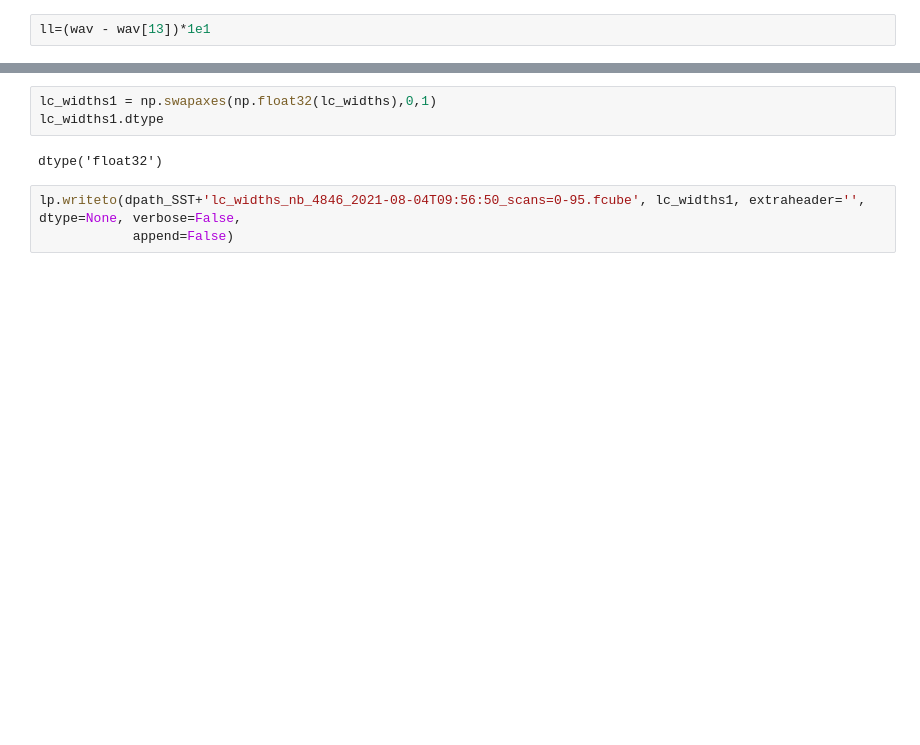
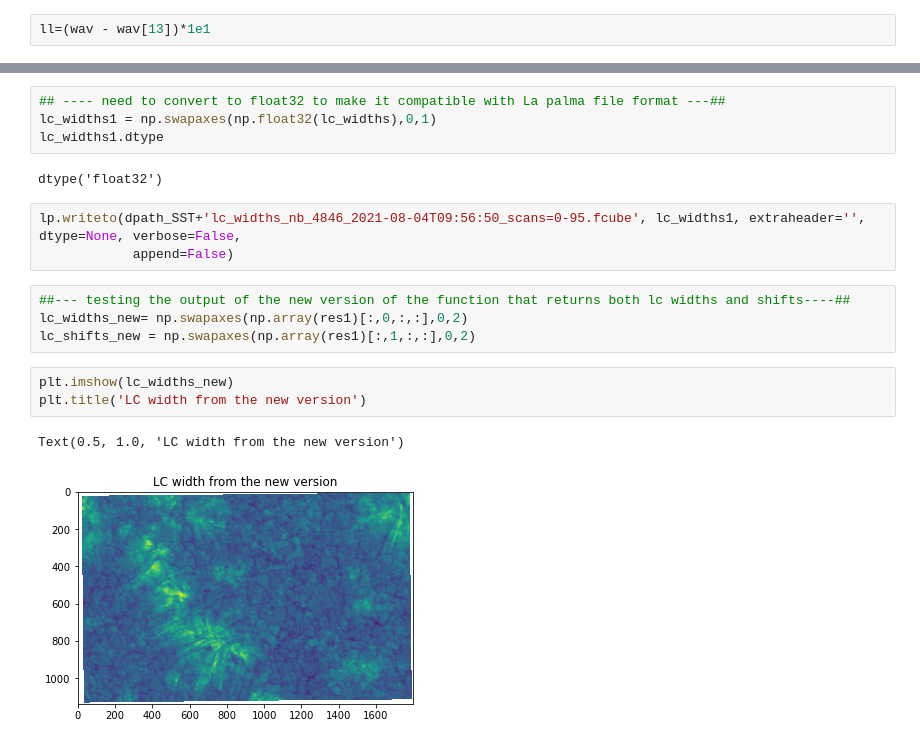
Before and after one commit to souvikita/CBP_spicule_mag, a Jupyter notebook: Line_widths.ipynb, the cells around one changed output, grey strips where cells are left out. Drawn from its saved outputs; the diff is of its cells as text; blank space fills up the shorter version.

```diff
--- a/Line_widths.ipynb
+++ b/Line_widths.ipynb
@@ -206,4 +227,5 @@ plt.imshow(lc_widths[:,:,90], origin ='lower',cmap='sdoaia304')
 # %%
+## ---- need to convert to float32 to make it compatible with La palma file format ---##
 lc_widths1 = np.swapaxes(np.float32(lc_widths),0,1)
 lc_widths1.dtype
 # %% [output]
@@ -211,3 +233,13 @@ dtype('float32')
 # %%
 lp.writeto(dpath_SST+'lc_widths_nb_4846_2021-08-04T09:56:50_scans=0-95.fcube', lc_widths1, extraheader='', dtype=None, verbose=False,
             append=False)
+# %%
+##--- testing the output of the new version of the function that returns both lc widths and shifts----##
+lc_widths_new= np.swapaxes(np.array(res1)[:,0,:,:],0,2)
+lc_shifts_new = np.swapaxes(np.array(res1)[:,1,:,:],0,2)
+# %%
+plt.imshow(lc_widths_new)
+plt.title('LC width from the new version')
+# %% [output]
+Text(0.5, 1.0, 'LC width from the new version')
+[figure, added]
```
Also changed, not shown: parts of 21 cells of this notebook.
